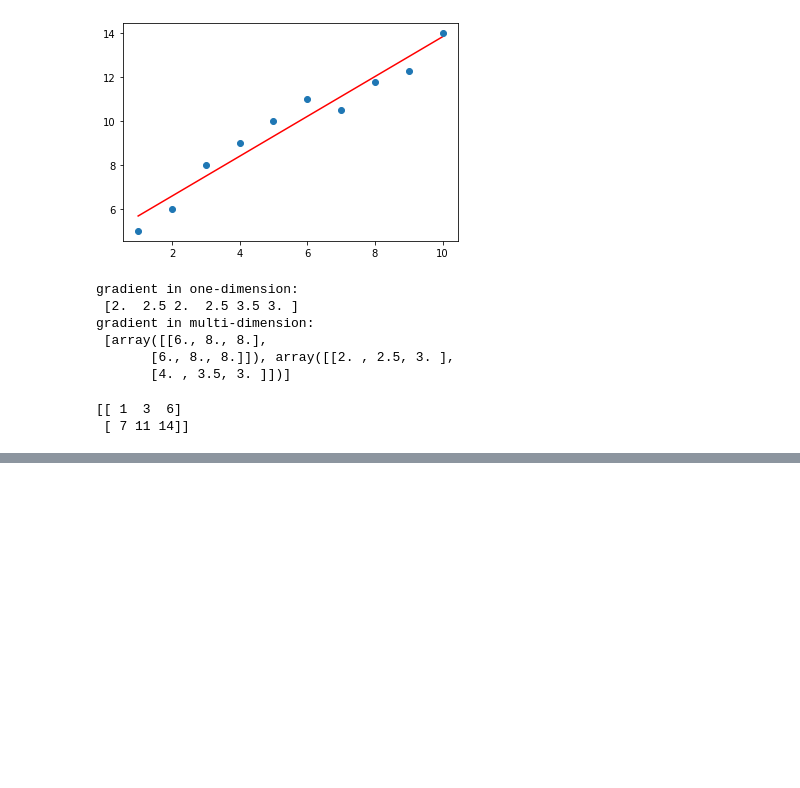
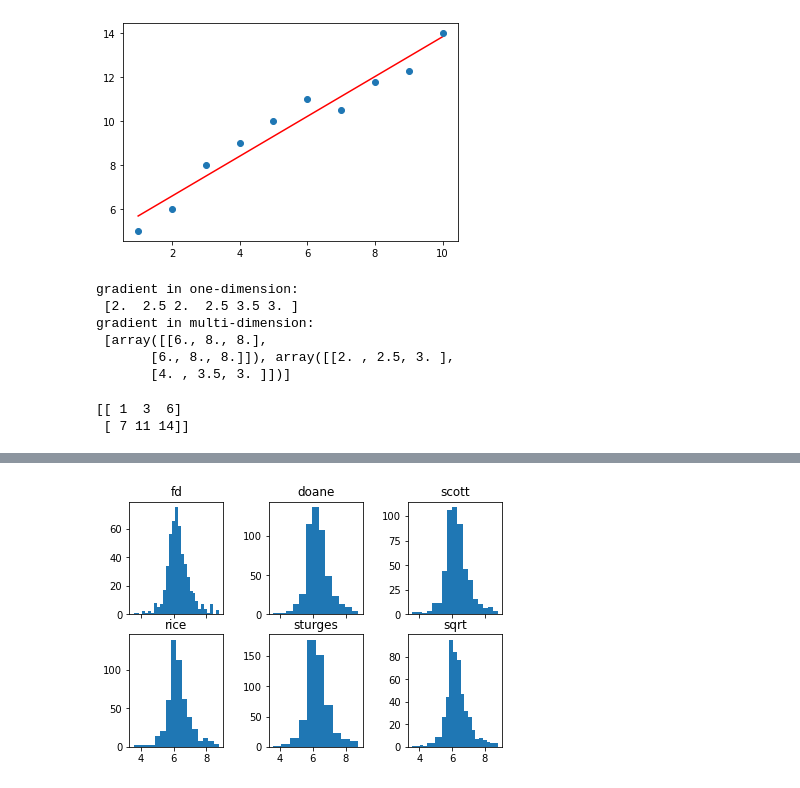
Before and after one commit to ProfFL028/TwilightStruggle, a Jupyter notebook: MachineLearning/CDA/Mastering Numerical Computing with Numpy.ipynb, the cells around one changed output, grey strips where cells are left out. Saved outputs shown, nothing was run; the diff lists cells and outputs as text; code cells hidden in the pictures; blank space fills up the shorter version.

```diff
--- a/MachineLearning/CDA/Mastering Numerical Computing with Numpy.ipynb
+++ b/MachineLearning/CDA/Mastering Numerical Computing with Numpy.ipynb
@@ -333,0 +425,11 @@ print(a)
+# %%
+# different method for slicing the data
+fig, ((ax1, ax2, ax3), (ax4, ax5, ax6)) = plt.subplots(2, 3, sharex=True)
+axs = [ax1, ax2, ax3, ax4, ax5, ax6]
+list_methods=['fd', 'doane', 'scott', 'rice', 'sturges', 'sqrt']
+plt.tight_layout(pad=1.1, w_pad=0.8, h_pad=1.0)
+for n in range(0, len(axs)):
+    axs[n].hist(NOX, bins=list_methods[n])
+    axs[n].set_title('{}'.format(list_methods[n]))
+# %% [output]
+[figure, added]
```
Also changed, not shown: parts of 14 cells of this notebook.
